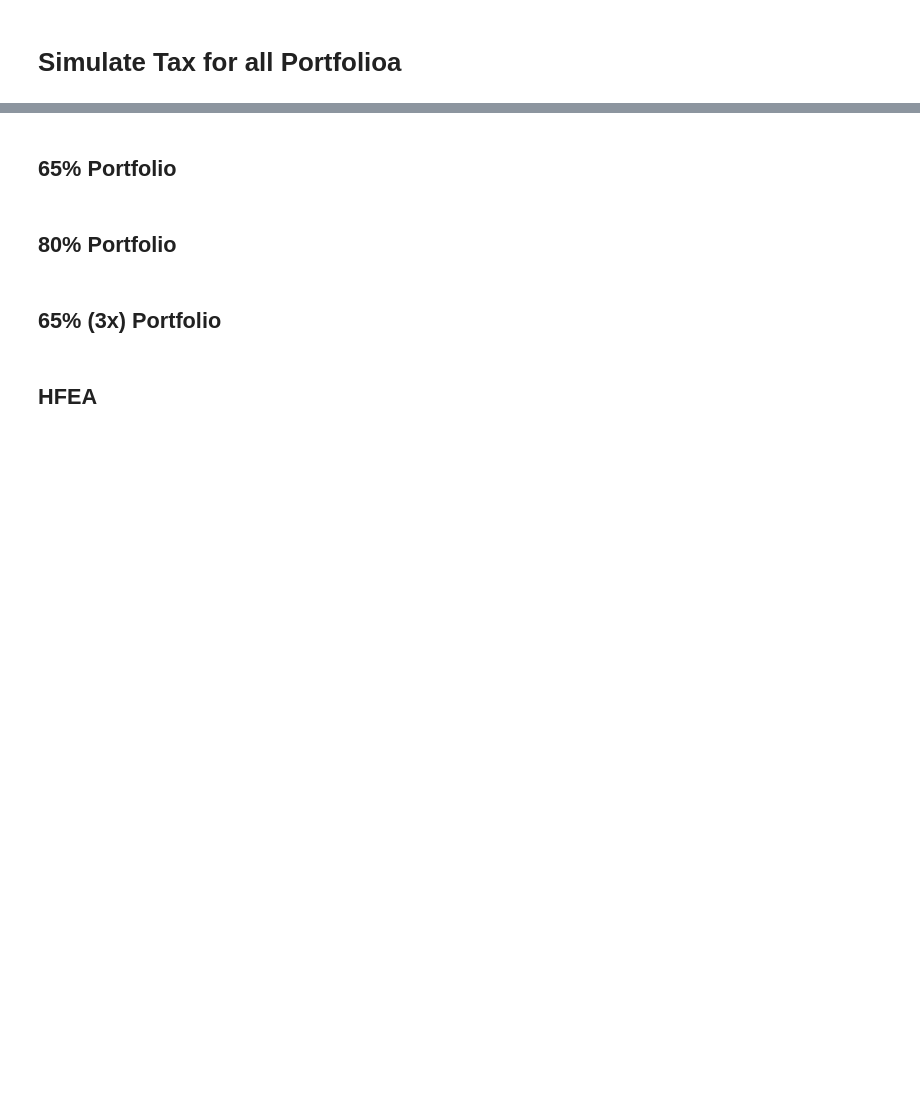
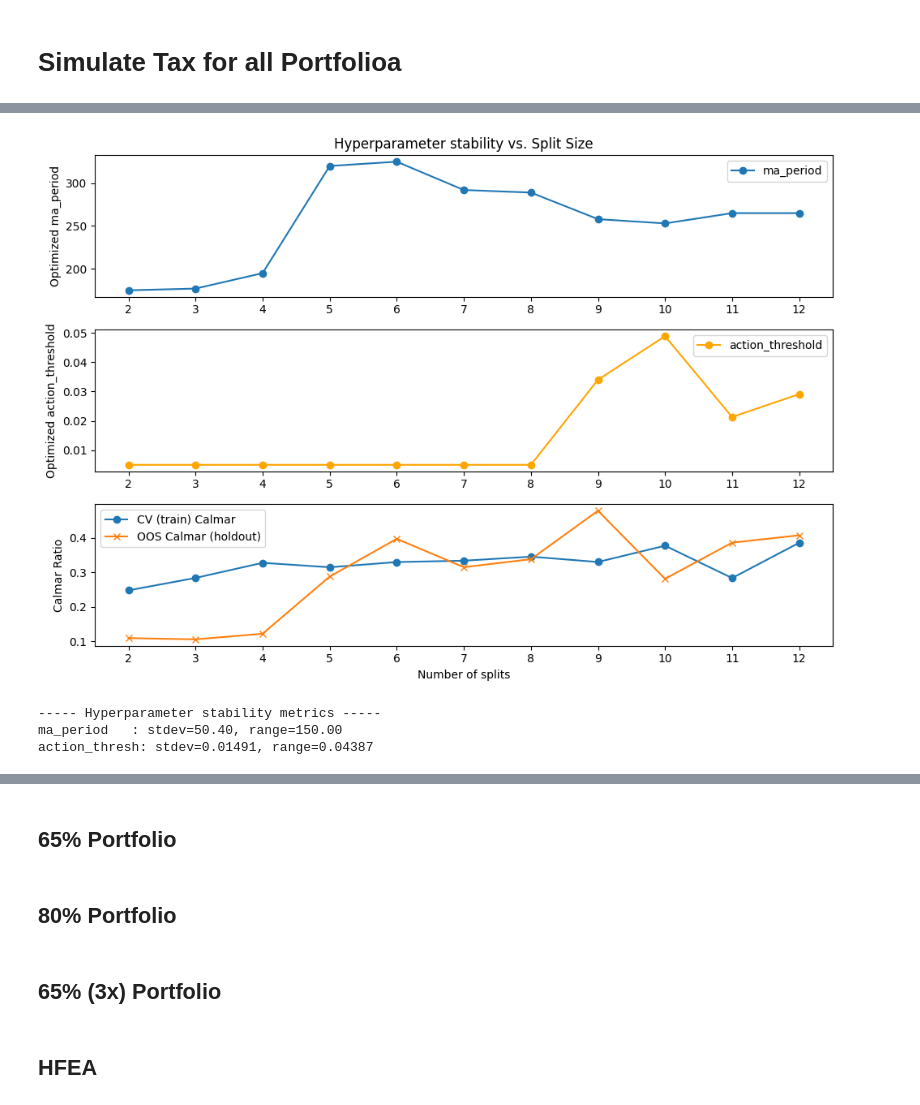
Before and after one commit to maxivhuber/zgea, a Jupyter notebook: 11_tax_simulation.ipynb, the cells around one changed output, grey strips where cells are left out. Cells and saved outputs as stored; diff of their text form; code cells hidden in the pictures; blank space fills up the shorter version.

Commit message:
Robust hyperparameter detection

```diff
--- a/11_tax_simulation.ipynb
+++ b/11_tax_simulation.ipynb
@@ -325,0 +516,56 @@ p_2x_ndx100_2x_sp500_ma_sliced = p_2x_ndx100_2x_sp500_ma.loc["1945":"2025"]
+# %%
+import matplotlib.pyplot as plt
+import numpy as np
+
+split_sizes = []
+ma_periods = []
+action_thresholds = []
+avg_train_calmars = []
+oos_calmars = []
+
+for n_splits, res in sorted(all_results.items()):
+    split_sizes.append(n_splits)
+    ma_periods.append(res["avg_params"]["ma_period"])
+    action_thresholds.append(res["avg_params"]["action_threshold"])
+    avg_train_calmars.append(res["avg_train_value"])
+    oos_calmars.append(res["avg_oos_calmar"])
+
+plt.figure(figsize=(10, 7))
+
+plt.subplot(3, 1, 1)
+plt.plot(split_sizes, ma_periods, marker="o", label="ma_period")
+plt.ylabel("Optimized ma_period")
+plt.xticks(split_sizes)
+plt.legend()
+plt.title("Hyperparameter stability vs. Split Size")
+
+plt.subplot(3, 1, 2)
+plt.plot(
+    split_sizes, action_thresholds, marker="o", color="orange", label="action_threshold"
+)
+plt.ylabel("Optimized action_threshold")
+plt.xticks(split_sizes)
+plt.legend()
+
+plt.subplot(3, 1, 3)
+plt.plot(split_sizes, avg_train_calmars, label="CV (train) Calmar", marker="o")
+plt.plot(split_sizes, oos_calmars, label="OOS Calmar (holdout)", marker="x")
+plt.ylabel("Calmar Ratio")
+plt.xlabel("Number of splits")
+plt.xticks(split_sizes)
+plt.legend()
+
+plt.tight_layout()
+plt.show()
+
+# Print stability metrics
+print("----- Hyperparameter stability metrics -----")
+print(f"ma_period   : stdev={np.std(ma_periods):.2f}, range={np.ptp(ma_periods):.2f}")
+print(
+    f"action_thresh: stdev={np.std(action_thresholds):.5f}, range={np.ptp(action_thresholds):.5f}"
+)
+# %% [output]
+[figure, added]
+----- Hyperparameter stability metrics -----
+ma_period   : stdev=50.40, range=150.00
+action_thresh: stdev=0.01491, range=0.04387
```
Also changed, not shown: parts of 9 cells of this notebook.
